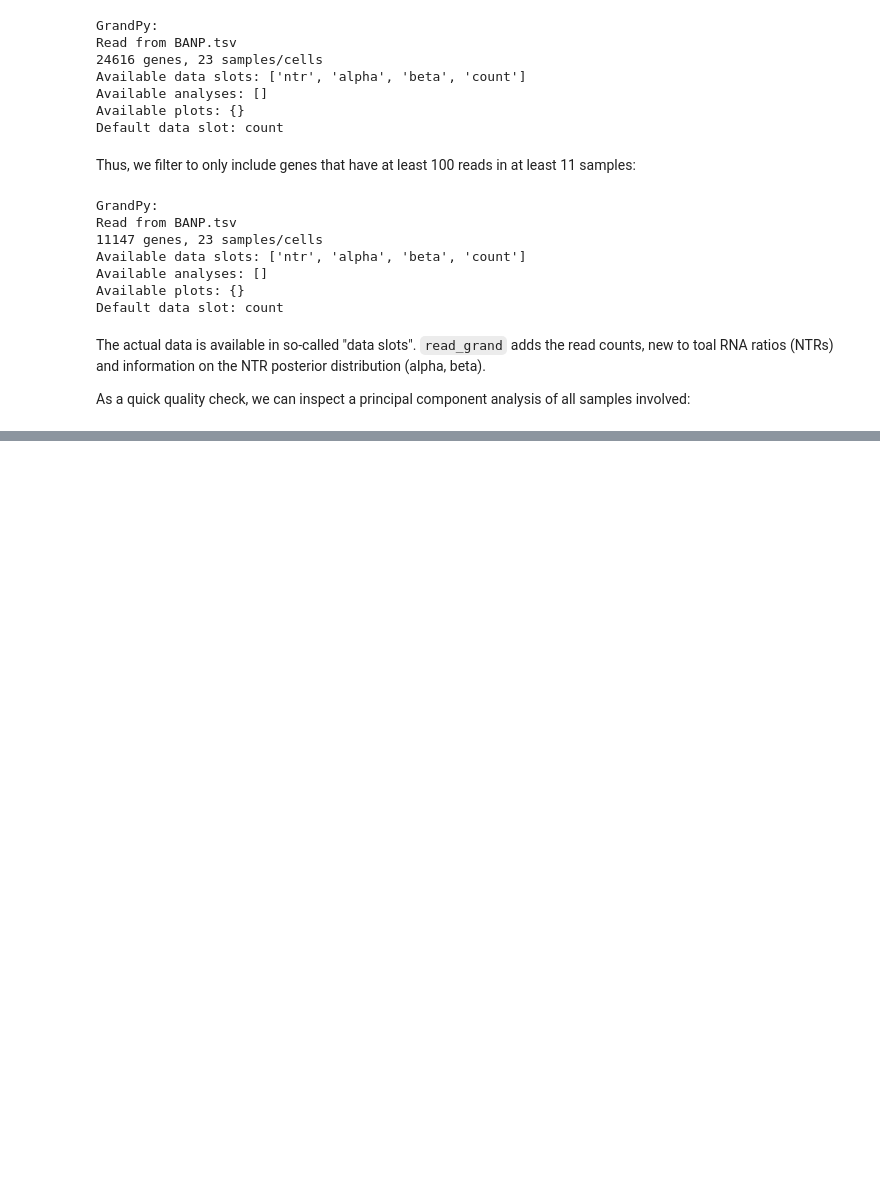
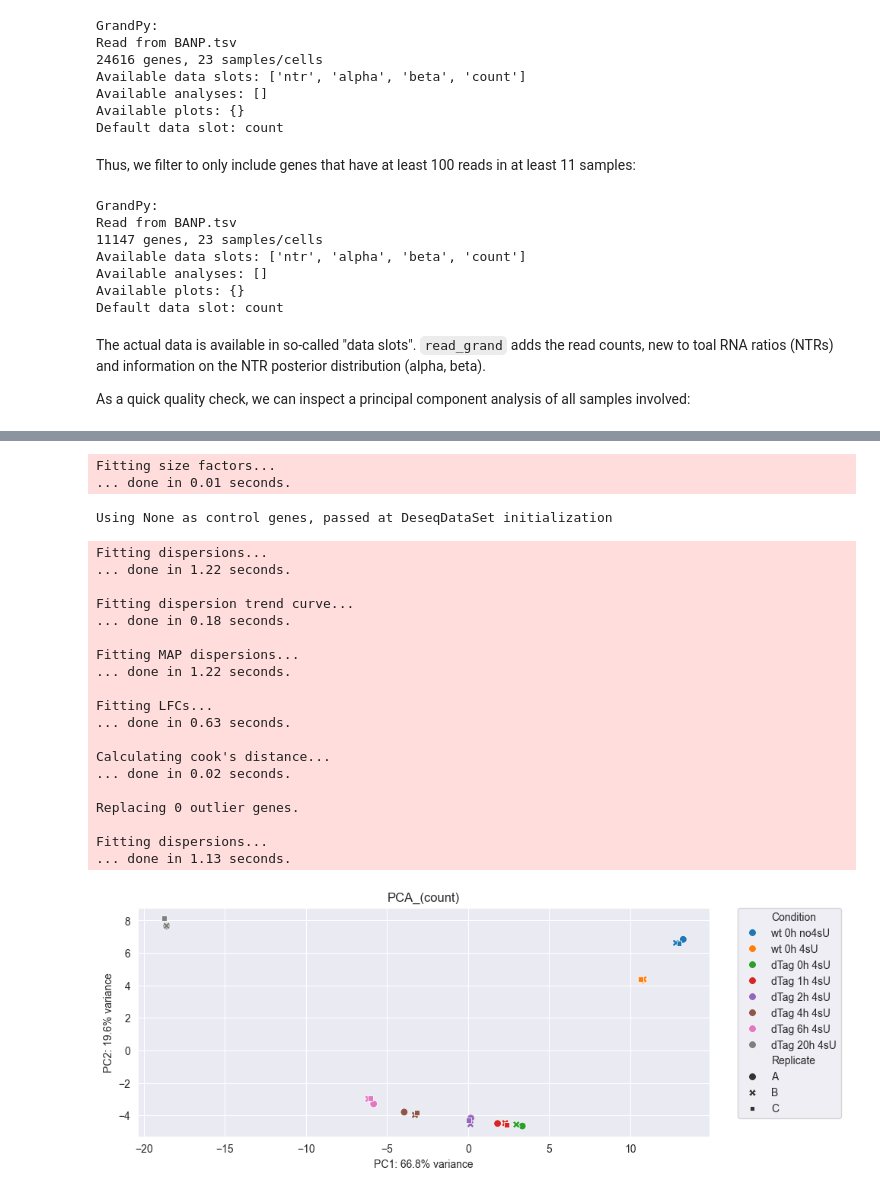
Before and after one commit to maus2310/GrandPy, a Jupyter notebook: Py/vignettes/vignette_01_differential_expression_(snapshot_data).ipynb, the cells around one changed output, grey strips where cells are left out. Cells and saved outputs as stored; diff of their text form; code cells hidden in the pictures; blank space fills up the shorter version.

```diff
--- a/Py/vignettes/vignette_01_differential_expression_(snapshot_data).ipynb
+++ b/Py/vignettes/vignette_01_differential_expression_(snapshot_data).ipynb
@@ -10,7 +10,7 @@ We first load the grandPy package and then read the GRAND-SLAM output table dire
 # %%
 # loading the grandPy package anpassen
 from Py.load import *
-banp = read_grand("https://zenodo.org/record/6976391/files/BANP.tsv.gz", design=("Cell", "Experimental.time", "Genotype", "dur.4sU", "has4.U", "Replicate"))
+banp = read_grand("https://zenodo.org/record/6976391/files/BANP.tsv.gz", design=("Cell", "Experimental.time", "Genotype", "dur.4sU", "has.4sU", "Replicate"))
 # %% [output]
 Detected URL -> downloading to temp file
 Detected dense format -> using dense reader
@@ -97,0 +106,3 @@ Fitting dispersions...
+# %%
+banp = banp.with_condition(["Genotype", "Experimental.time.original", "has.4sU"])
+banp.coldata
@@ -97,0 +128,26 @@ Fitting dispersions...
+# %%
+plot_pca(banp)
+# %% [output]
+Fitting size factors...
+... done in 0.01 seconds.
+Using None as control genes, passed at DeseqDataSet initialization
+Fitting dispersions...
+... done in 1.22 seconds.
+
+Fitting dispersion trend curve...
+... done in 0.18 seconds.
+
+Fitting MAP dispersions...
+... done in 1.22 seconds.
+
+Fitting LFCs...
+... done in 0.63 seconds.
+
+Calculating cook's distance...
+... done in 0.02 seconds.
+
+Replacing 0 outlier genes.
+
+Fitting dispersions...
+... done in 1.13 seconds.
+[figure, added]
```
Also changed, not shown: parts of 7 cells of this notebook, 4 other files.
